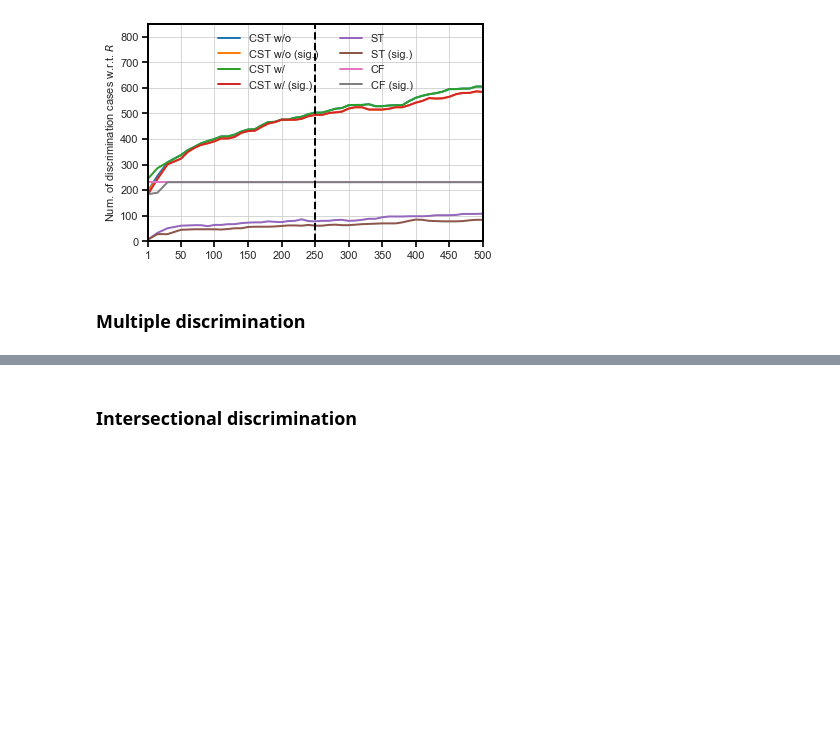
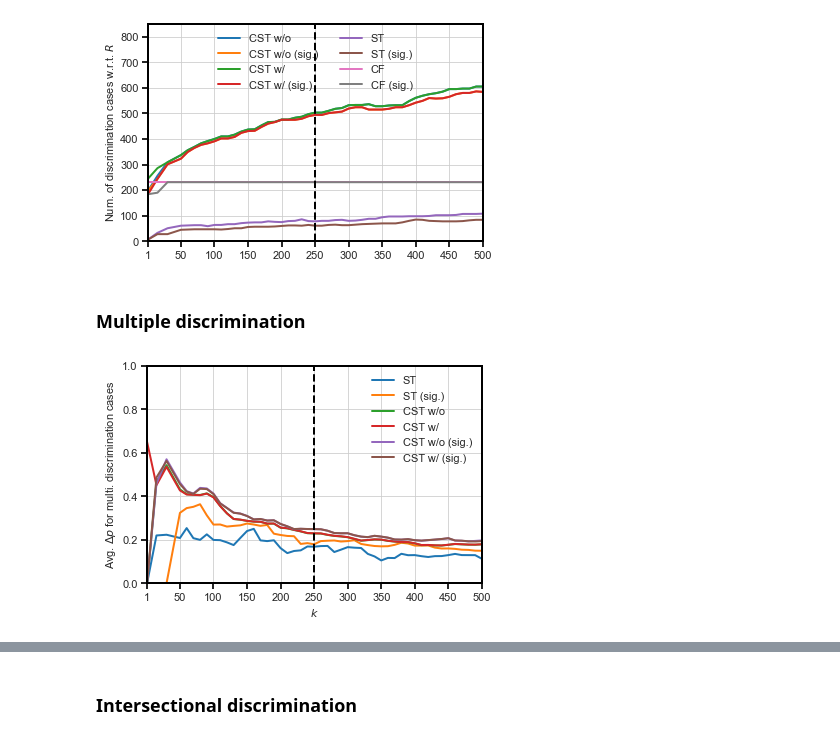
Before and after one commit to cc-jalvarez/counterfactual-situation-testing, a Jupyter notebook: src/analysis_law_school.ipynb, the cells around one changed output, grey strips where cells are left out. Drawn from its saved outputs; the diff is of its cells as text; code cells hidden in the pictures; blank space fills up the shorter version.

Commit message:
new plots for Sec 5.3

```diff
--- a/src/analysis_law_school.ipynb
+++ b/src/analysis_law_school.ipynb
@@ -310,20 +310,22 @@ plt.show()
 # %%
 plt.plot(multi_k_results['k'], multi_k_results['ST_delta'], label='ST')
 plt.plot(multi_k_results['k'], multi_k_results['ST_delta_sig'], label='ST (sig.)')
 plt.plot(multi_k_results['k'], multi_k_results['CSTwo_delta'], label='CST w/o')
 plt.plot(multi_k_results['k'], multi_k_results['CSTwi_delta'], label='CST w/')
 plt.plot(multi_k_results['k'], multi_k_results['CSTwo_delta_sig'], label='CST w/o (sig.)')
 plt.plot(multi_k_results['k'], multi_k_results['CSTwi_delta_sig'], label='CST w/ (sig.)')
 plt.xlim(K_l, k_u)
 plt.xticks(x_axis)
 plt.xlabel("$k$")
-plt.ylim(0.0, 1.05)
+plt.ylim(0.0, 1.0)
 plt.ylabel("Avg. $\Delta p$ for multi. discrimination cases")
-plt.axvline(x=250, linestyle='--', color='black', label='$k=250$')
+plt.axvline(x=250, linestyle='--', color='black')
+# plt.legend(loc='upper center', ncol=2, fancybox=True)
 plt.legend()
-# plt.title('CST w/o vs CST w/')
-# plt.savefig(os.path.join(figu_path, 'R_TwoCST_delta_versus_k.png'), dpi=300, bbox_inches='tight')
+plt.savefig(os.path.join(figu_path, 'Multi_all_deltas_versus_k.png'), dpi=300, bbox_inches='tight')
 plt.show()
+# %% [output]
+[figure, added]
 # %%
 plt.plot(multi_k_results['k'], multi_k_results['ST'], label='ST')
 plt.plot(multi_k_results['k'], multi_k_results['CSTwo'], label='CST w/o')
```
Also changed, not shown: parts of 5 cells of this notebook.
